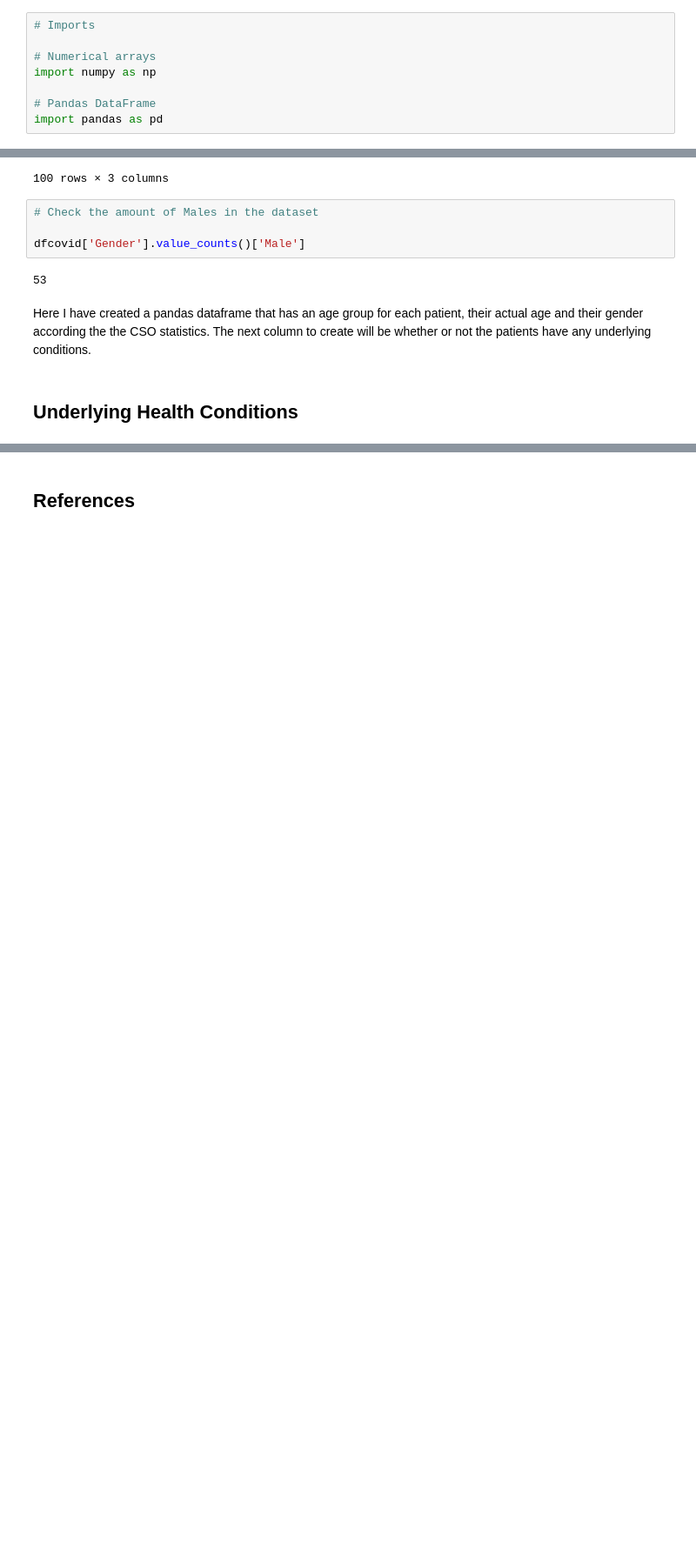
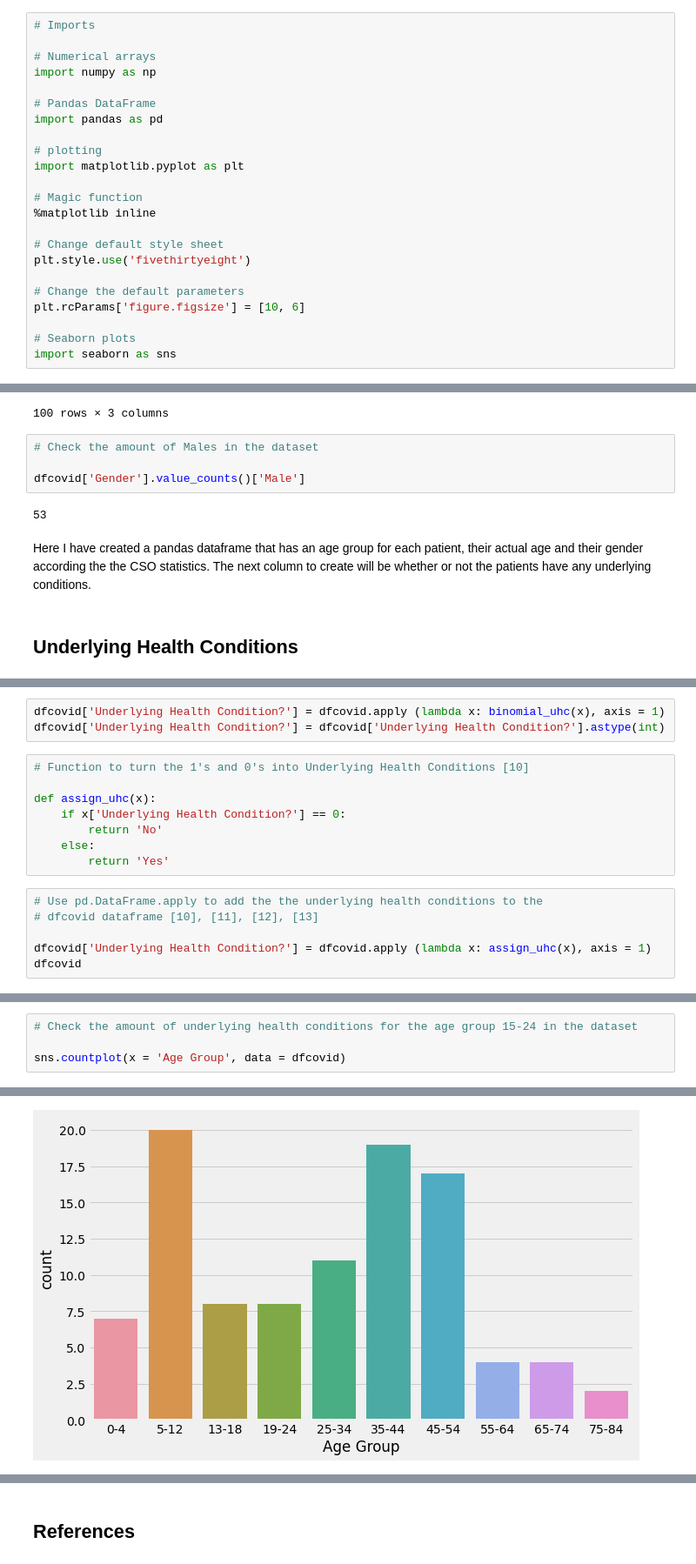
Before and after one commit to Cormac88/PDA_Project_Covid-19, a Jupyter notebook: simulated_covid_data.ipynb, the cells around one changed output, grey strips where cells are left out. Shown at 87% size. Saved outputs shown, nothing was run; the diff lists cells and outputs as text; blank space fills up the shorter version.

Commit message:
Added the sections 'Underlying Health Coniditions' and 'Plots'. Added to the references. Added and image to the 'img' folder. Added some imports.

```diff
--- a/simulated_covid_data.ipynb
+++ b/simulated_covid_data.ipynb
@@ -58,6 +58,21 @@ import numpy as np
 
 # Pandas DataFrame
 import pandas as pd
+
+# plotting
+import matplotlib.pyplot as plt
+
+# Magic function
+%matplotlib inline
+
+# Change default style sheet
+plt.style.use('fivethirtyeight')
+
+# Change the default parameters
+plt.rcParams['figure.figsize'] = [10, 6]
+
+# Seaborn plots
+import seaborn as sns
 # %% [markdown]
 ### Comparing the Percentages
 # %% [markdown]
@@ -284,0 +331,17 @@ Here I have created a pandas dataframe that has an age group for each patient, t
+# %%
+dfcovid['Underlying Health Condition?'] = dfcovid.apply (lambda x: binomial_uhc(x), axis = 1)
+dfcovid['Underlying Health Condition?'] = dfcovid['Underlying Health Condition?'].astype(int)
+# %%
+# Function to turn the 1's and 0's into Underlying Health Conditions [10]
+
+def assign_uhc(x):
+    if x['Underlying Health Condition?'] == 0:
+        return 'No'
+    else:
+        return 'Yes'
+# %%
+# Use pd.DataFrame.apply to add the the underlying health conditions to the
+# dfcovid dataframe [10], [11], [12], [13]
+
+dfcovid['Underlying Health Condition?'] = dfcovid.apply (lambda x: assign_uhc(x), axis = 1)
+dfcovid
@@ -284,0 +364,5 @@ Here I have created a pandas dataframe that has an age group for each patient, t
+# %%
+# Check the amount of underlying health conditions for the age group 15-24 in the dataset
+
+sns.countplot(x = 'Age Group', data = dfcovid)
+# %% [output]
@@ -284,0 +370 @@ Here I have created a pandas dataframe that has an age group for each patient, t
+[figure, added]
```
Also changed, not shown: parts of 10 cells of this notebook, 1 other file.
